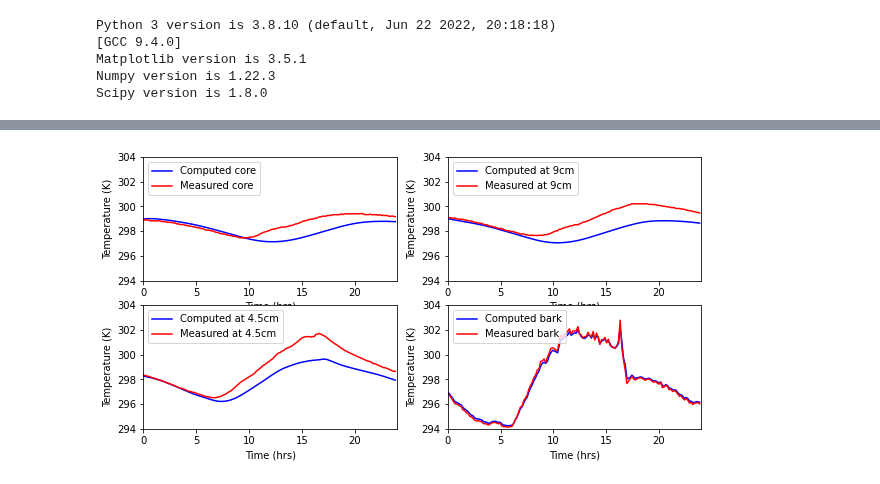
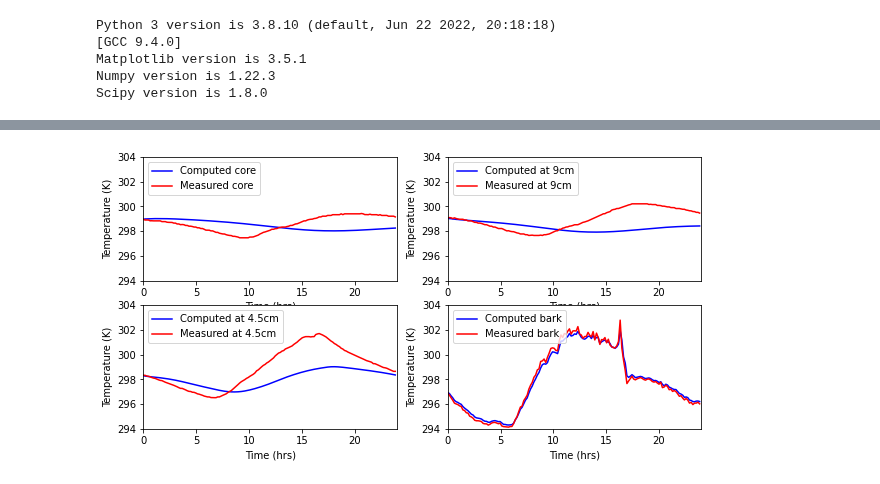
Before and after one commit to yajuna/treeRemote, a Jupyter notebook: notebook/cells_test.ipynb, the cells around one changed output, grey strips where cells are left out. Saved outputs shown, nothing was run; the diff lists cells and outputs as text; code cells hidden in the pictures.

```diff
--- a/notebook/cells_test.ipynb
+++ b/notebook/cells_test.ipynb
@@ -95,6 +102,7 @@ init_temp = np.interp(np.linspace(0,radius,n_x), np.linspace(0,radius,initTemp.s
 
 def mol(c = 10, Kt = 1.8, rho = 720):
     a = rho * c / Kt
+
     beta = dt / (a * dr ** 2)
 
     T0 = init_temp # initialize temperature with measured initial condition
@@ -103,13 +111,13 @@ def mol(c = 10, Kt = 1.8, rho = 720):
     for j in range(alpha.size):
         alpha[j] = dt / (4 * a * trunk[j + 2] * dr) - 0.5 * beta
 
+
     gamma = np.linspace(1, n_x - 1, n_x - 1)
     for j in range(gamma.size):
         gamma[j] = dt / (4 * a * trunk[j + 1] * dr) + 0.5 * beta
 
-    # for the right hand side vector- alpha1 if Dirichlet at center; gammam is used for Dirichlet at the bark
+    # for the right hand side vector-- gammam is used for Dirichlet at the bark
 
-    alpha1 = dt / (4 * a * trunk[1] * dr) - 0.5 * beta
     gammam = dt / (4 * a * trunk[-1] * dr) + 0.5 * beta
 
     # system of Ax_{n+1} = Bx_{n} + v
@@ -139,3 +147,4 @@ def mol(c = 10, Kt = 1.8, rho = 720):
         solnArray = np.array(soln)
 
     return solnArray
+print("function defined")
@@ -191,41 +236,44 @@ print(error_rho[0,:].min(), error_rho[1,:].min(),error_rho[2,:].min(),error_rho[
+# %%
+# with above cp, and Kt values, run code
+solution = mol(c = 1.57, Kt = 0.14, rho = 720)
 # %%
 # visualize
 
-# fig, ax = plt.subplots(nrows=2, ncols=2, figsize=(10, 5))
+fig, ax = plt.subplots(nrows=2, ncols=2, figsize=(10, 5))
 
-# ax[0,0].plot(time, solution[:,0], 'b-', label='Computed core')
-# ax[0,0].plot(time, core_temp, 'r-', label='Measured core')
-# ax[0,0].legend(loc="upper left")
-# ax[0,0].axis([0, 24, 294, 304])
-# ax[0,0].set_xlabel('Time (hrs)')
-# ax[0,0].set_ylabel('Temperature (K)')
+ax[0,0].plot(time, solution[:,0], 'b-', label='Computed core')
+ax[0,0].plot(time, core_temp, 'r-', label='Measured core')
+ax[0,0].legend(loc="upper left")
+ax[0,0].axis([0, 24, 294, 304])
+ax[0,0].set_xlabel('Time (hrs)')
+ax[0,0].set_ylabel('Temperature (K)')
 
 
-# ax[0,1].plot(time, solution[:,index1], 'b-', label='Computed at 9cm')
-# ax[0,1].plot(time, mid_temp1, 'r-', label='Measured at 9cm')
-# ax[0,1].legend(loc="upper left")
-# ax[0,1].axis([0, 24, 294, 304])
-# ax[0,1].set_xlabel('Time (hrs)')
-# ax[0,1].set_ylabel('Temperature (K)')
+ax[0,1].plot(time, solution[:,index1], 'b-', label='Computed at 9cm')
+ax[0,1].plot(time, mid_temp1, 'r-', label='Measured at 9cm')
+ax[0,1].legend(loc="upper left")
+ax[0,1].axis([0, 24, 294, 304])
+ax[0,1].set_xlabel('Time (hrs)')
+ax[0,1].set_ylabel('Temperature (K)')
 
-# ax[1,0].plot(time, solution[:,index2], 'b-', label='Computed at 4.5cm')
-# ax[1,0].plot(time, mid_temp2, 'r-', label='Measured at 4.5cm')
-# ax[1,0].legend(loc="upper left")
-# ax[1,0].axis([0, 24, 294, 304])
-# ax[1,0].set_xlabel('Time (hrs)')
-# ax[1,0].set_ylabel('Temperature (K)')
+ax[1,0].plot(time, solution[:,index2], 'b-', label='Computed at 4.5cm')
+ax[1,0].plot(time, mid_temp2, 'r-', label='Measured at 4.5cm')
+ax[1,0].legend(loc="upper left")
+ax[1,0].axis([0, 24, 294, 304])
+ax[1,0].set_xlabel('Time (hrs)')
+ax[1,0].set_ylabel('Temperature (K)')
 
 
-# ax[1,1].plot(time, solution[:,-2], 'b-', label='Computed bark')
-# ax[1,1].plot(time, bark_temp, 'r-', label='Measured bark')
-# ax[1,1].legend(loc="upper left")
-# ax[1,1].axis([0, 24, 294, 304])
-# ax[1,1].set_xlabel('Time (hrs)')
-# ax[1,1].set_ylabel('Temperature (K)')
+ax[1,1].plot(time, solution[:,-2], 'b-', label='Computed bark')
+ax[1,1].plot(time, bark_temp, 'r-', label='Measured bark')
+ax[1,1].legend(loc="upper left")
+ax[1,1].axis([0, 24, 294, 304])
+ax[1,1].set_xlabel('Time (hrs)')
+ax[1,1].set_ylabel('Temperature (K)')
 
-# plt.show()
+plt.show()
 # %% [output]
-[figure, old version]
+[figure, new version]
 # %%
 # ### Read weather data-- do not need when use measured bark data as outer boundary condition
 
```
Also changed, not shown: parts of 8 cells of this notebook.
